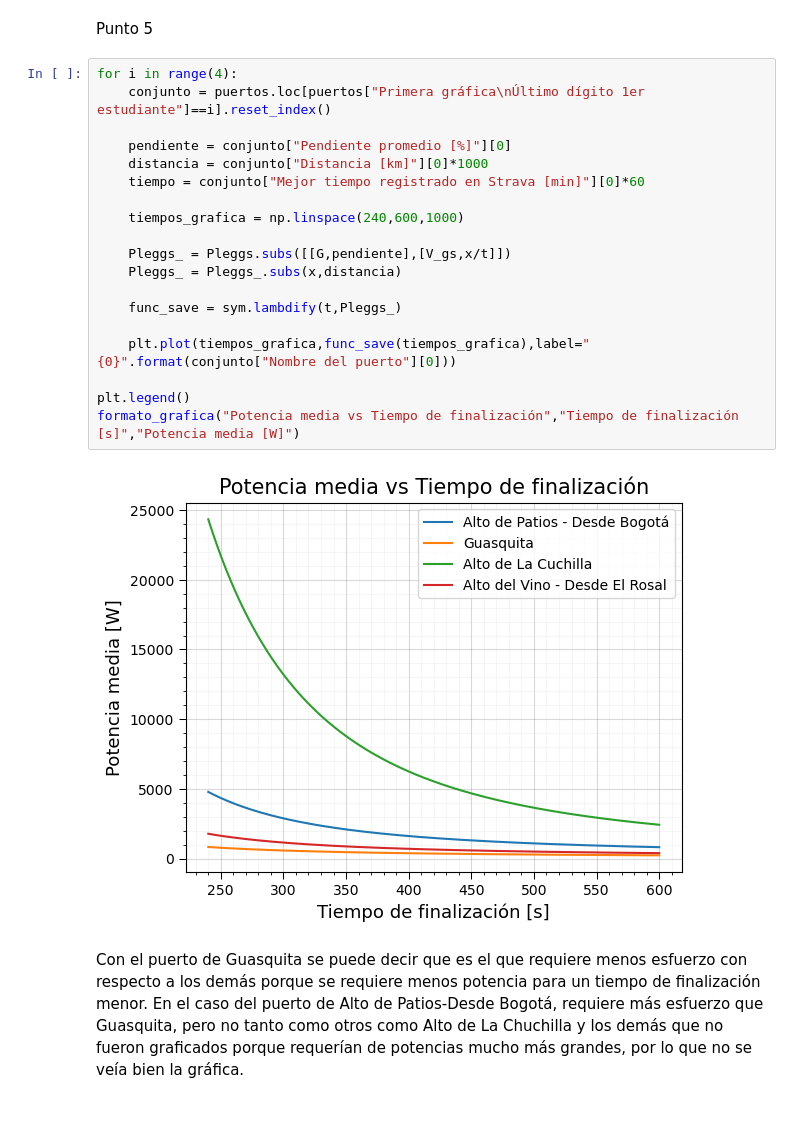
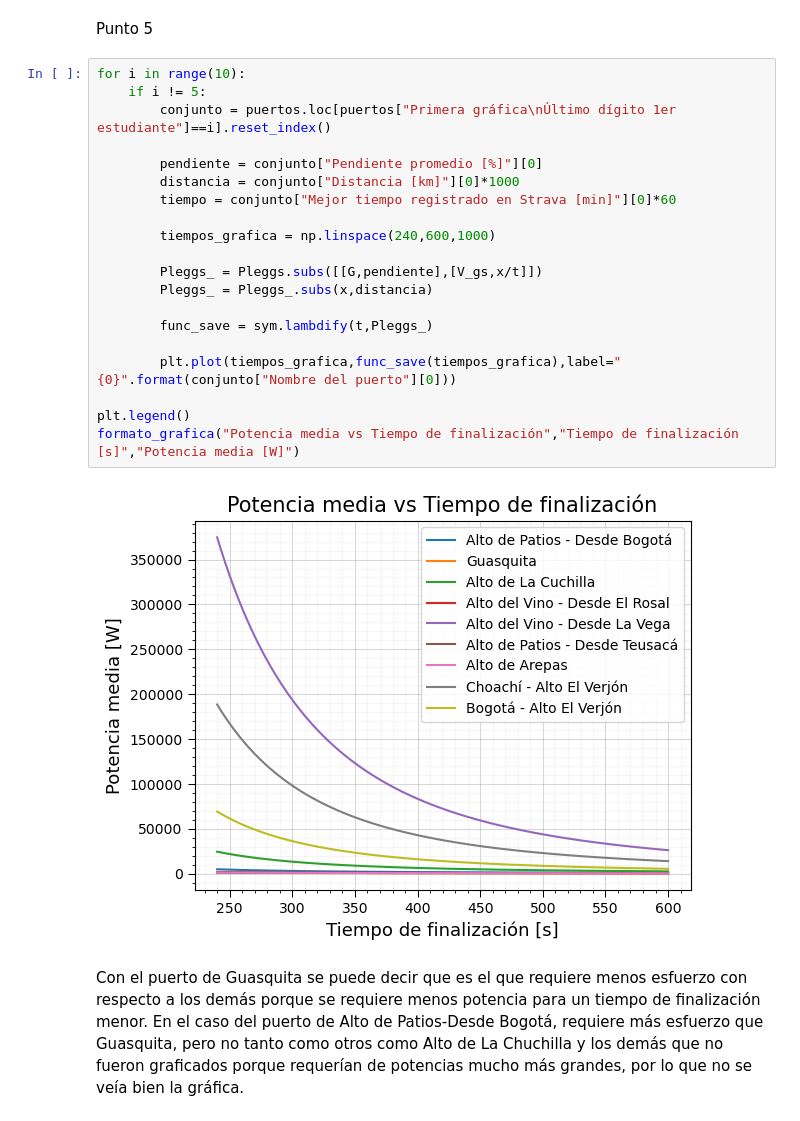
Before and after one commit to QuantumPower4/JuanGuzman-JhonAlex-HerraCompu-202302, a Jupyter notebook: Proyecto/Proyecto_JuanGuzman_JhonMontealegre.ipynb, the cells around one changed output. Cells and saved outputs as stored; diff of their text form.

```diff
--- a/Proyecto/Proyecto_JuanGuzman_JhonMontealegre.ipynb
+++ b/Proyecto/Proyecto_JuanGuzman_JhonMontealegre.ipynb
@@ -141,26 +141,27 @@ tiempo_ganado1_segunda_grafica, tiempo_ganado2_segunda_grafica # Para el caso de
 # %% [markdown]
 Punto 5
 # %%
-for i in range(4):
-    conjunto = puertos.loc[puertos["Primera gráfica\nÚltimo dígito 1er estudiante"]==i].reset_index()
+for i in range(10):
+    if i != 5:
+        conjunto = puertos.loc[puertos["Primera gráfica\nÚltimo dígito 1er estudiante"]==i].reset_index()
 
-    pendiente = conjunto["Pendiente promedio [%]"][0]
-    distancia = conjunto["Distancia [km]"][0]*1000
-    tiempo = conjunto["Mejor tiempo registrado en Strava [min]"][0]*60
+        pendiente = conjunto["Pendiente promedio [%]"][0]
+        distancia = conjunto["Distancia [km]"][0]*1000
+        tiempo = conjunto["Mejor tiempo registrado en Strava [min]"][0]*60
 
-    tiempos_grafica = np.linspace(240,600,1000)
+        tiempos_grafica = np.linspace(240,600,1000)
 
-    Pleggs_ = Pleggs.subs([[G,pendiente],[V_gs,x/t]])
-    Pleggs_ = Pleggs_.subs(x,distancia)
+        Pleggs_ = Pleggs.subs([[G,pendiente],[V_gs,x/t]])
+        Pleggs_ = Pleggs_.subs(x,distancia)
 
-    func_save = sym.lambdify(t,Pleggs_)
+        func_save = sym.lambdify(t,Pleggs_)
 
-    plt.plot(tiempos_grafica,func_save(tiempos_grafica),label="{0}".format(conjunto["Nombre del puerto"][0]))
+        plt.plot(tiempos_grafica,func_save(tiempos_grafica),label="{0}".format(conjunto["Nombre del puerto"][0]))
 
 plt.legend()
 formato_grafica("Potencia media vs Tiempo de finalización","Tiempo de finalización [s]","Potencia media [W]")
 # %% [output]
-[figure, old version]
+[figure, new version]
 # %% [markdown]
 Con el puerto de Guasquita se puede decir que es el que requiere menos esfuerzo con respecto a los demás porque se requiere menos potencia para un tiempo de finalización menor. En el caso del puerto de Alto de Patios-Desde Bogotá, requiere más esfuerzo que Guasquita, pero no tanto como otros como Alto de La Chuchilla y los demás que no fueron graficados porque requerían de potencias mucho más grandes, por lo que no se veía bien la gráfica.
 # %% [markdown]
```
Also changed, not shown: parts of 13 cells of this notebook.
